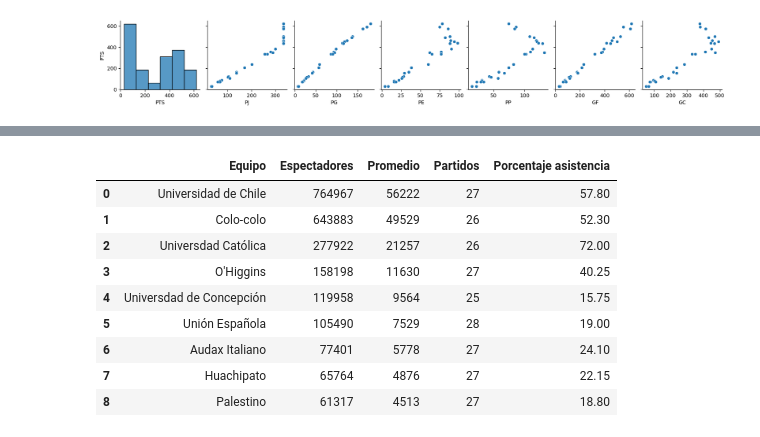
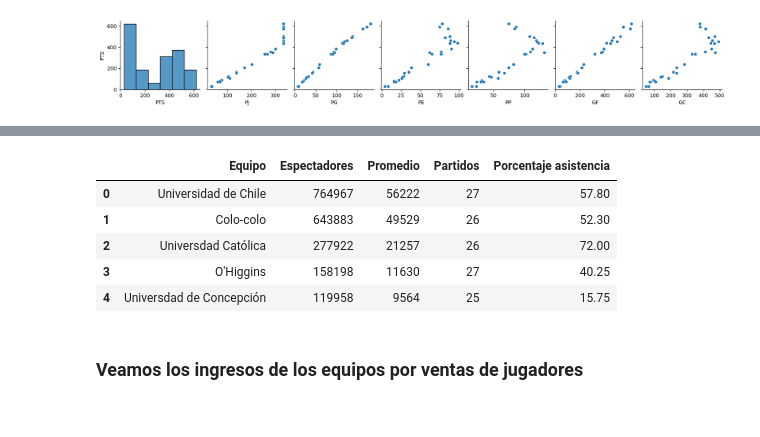
Before and after one commit to fmeza7/Proyecto_Cs_Datos_Grupo_1, a Jupyter notebook: Proyecto.ipynb, the cells around one changed output, grey strips where cells are left out. Saved outputs shown, nothing was run; the diff lists cells and outputs as text; code cells hidden in the pictures.

```diff
--- a/Proyecto.ipynb
+++ b/Proyecto.ipynb
@@ -703,26 +462,24 @@ publico_2020
 # %%
 df_publico = pd.concat([publico_2018, publico_2019],axis=0)
 
 df_publico['Año'] = df_publico['Año'].astype(int)
 df_publico['Capacidad'] = df_publico['Capacidad'].astype(int)
 df_publico['Espectadores'] = df_publico['Espectadores'].astype(int)
 df_publico['Promedio'] = df_publico['Promedio'].astype(int)
 df_publico['Partidos'] = df_publico['Partidos'].astype(int)
 df_publico['Porcentaje asistencia'] = df_publico['Porcentaje asistencia'].astype(float)
 
 df_publico = df_publico.groupby(by='Equipo').agg({'Espectadores':'sum','Promedio':'sum','Partidos':'sum','Porcentaje asistencia':'mean'})
 
 df_publico = df_publico.sort_values(by='Espectadores',ascending=False)
 df_publico = df_publico.reset_index()
-df_publico
+df_publico.head()
 # %% [output]
 |  | Equipo | Espectadores | Promedio | Partidos | Porcentaje asistencia |
 | 0 | Universidad de Chile | 764967 | 56222 | 27 | 57.80 |
 | 1 | Colo-colo | 643883 | 49529 | 26 | 52.30 |
 | 2 | Universdad Católica | 277922 | 21257 | 26 | 72.00 |
 | 3 | O'Higgins | 158198 | 11630 | 27 | 40.25 |
 | 4 | Universdad de Concepción | 119958 | 9564 | 25 | 15.75 |
-| 5 | Unión Española | 105490 | 7529 | 28 | 19.00 |
-| 6 | Audax Italiano | 77401 | 5778 | 27 | 24.10 |
-| 7 | Huachipato | 65764 | 4876 | 27 | 22.15 |
-| 8 | Palestino | 61317 | 4513 | 27 | 18.80 |
+# %% [markdown]
+### Veamos los ingresos de los equipos por ventas de jugadores
```
Also changed, not shown: parts of 18 cells of this notebook, 1 other file.
